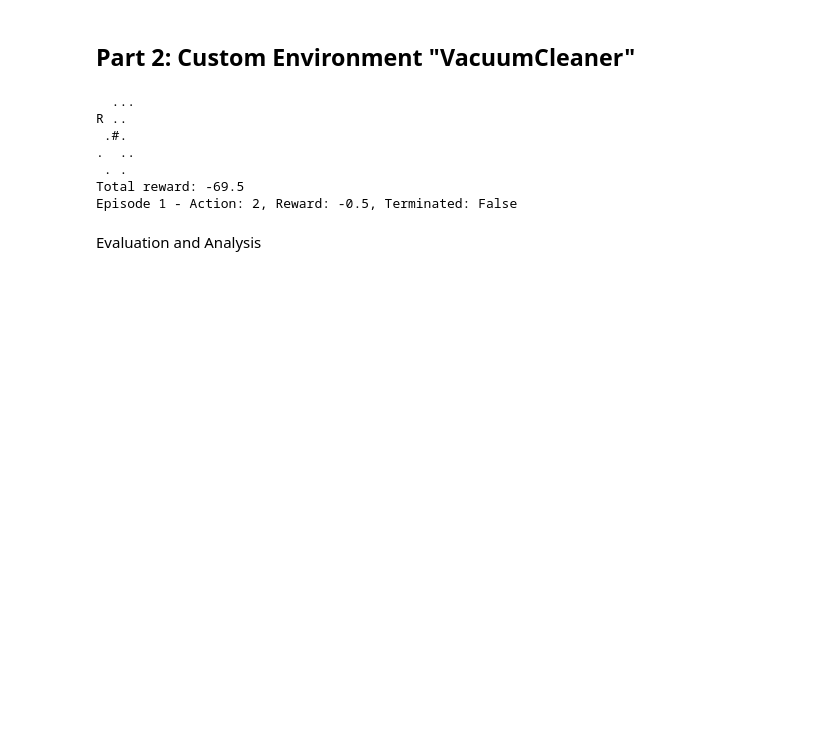
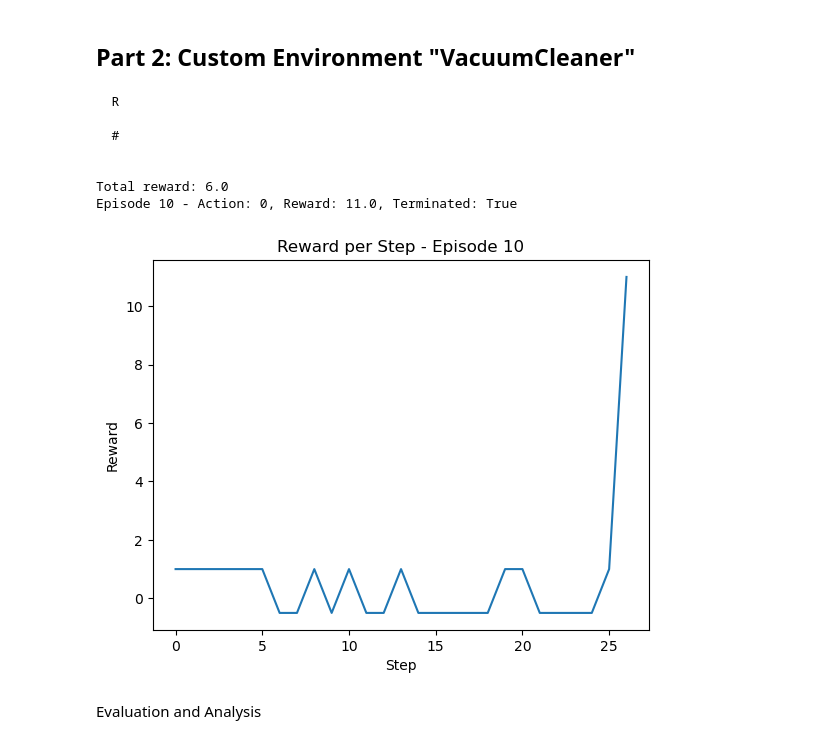
Before and after one commit to NT549-Q21-RL-for-Network/lab-01-python-gymnasium, a Jupyter notebook: notebooks/Ex2/Ex2.ipynb, the cells around one changed output. Cells and saved outputs as stored; diff of their text form; code cells hidden in the pictures; blank space fills up the shorter version.

Commit message:
Fixed policy + graph

```diff
--- a/notebooks/Ex2/Ex2.ipynb
+++ b/notebooks/Ex2/Ex2.ipynb
@@ -237,31 +270,41 @@ def robot_policy(option="random", env=None):
 # %%
 if __name__ == "__main__":
 
     with open("result.txt", "w") as f:   # file lưu kết quả mỗi episode
-
         for episode in range(10):
 
             env = VacuumCleanerEnv(m=5, n=5, obstacle=(2, 2))
             obs, _ = env.reset()
 
             terminated = False
             truncated = False
 
+            step_rewards = []
+
             print(f"\n===== Episode {episode+1} =====")
 
             while not terminated and not truncated:
-                action = robot_policy(option="round_robin", env=env)
+                action = robot_policy(option="priority_based", env=env)
                 obs, reward, terminated, truncated, info = env.step(action)
+
+                step_rewards.append(reward)
 
                 env.render()
                 print(f"Episode {episode+1} - Action: {action}, Reward: {reward}, Terminated: {terminated}")
 
             save(env, episode+1)
+
+            plt.plot(step_rewards)
+            plt.xlabel("Step")
+            plt.ylabel("Reward")
+            plt.title(f"Reward per Step - Episode {episode+1}")
+            plt.show()
 # %% [output]
-  ...
-R ..
- .#.
-.  ..
- . .
-Total reward: -69.5
-Episode 1 - Action: 2, Reward: -0.5, Terminated: False
+  R
+
+  #
+
+
+Total reward: 6.0
+Episode 10 - Action: 0, Reward: 11.0, Terminated: True
+[figure, added]
```
Also changed, not shown: parts of 4 cells of this notebook, 1 other file.
